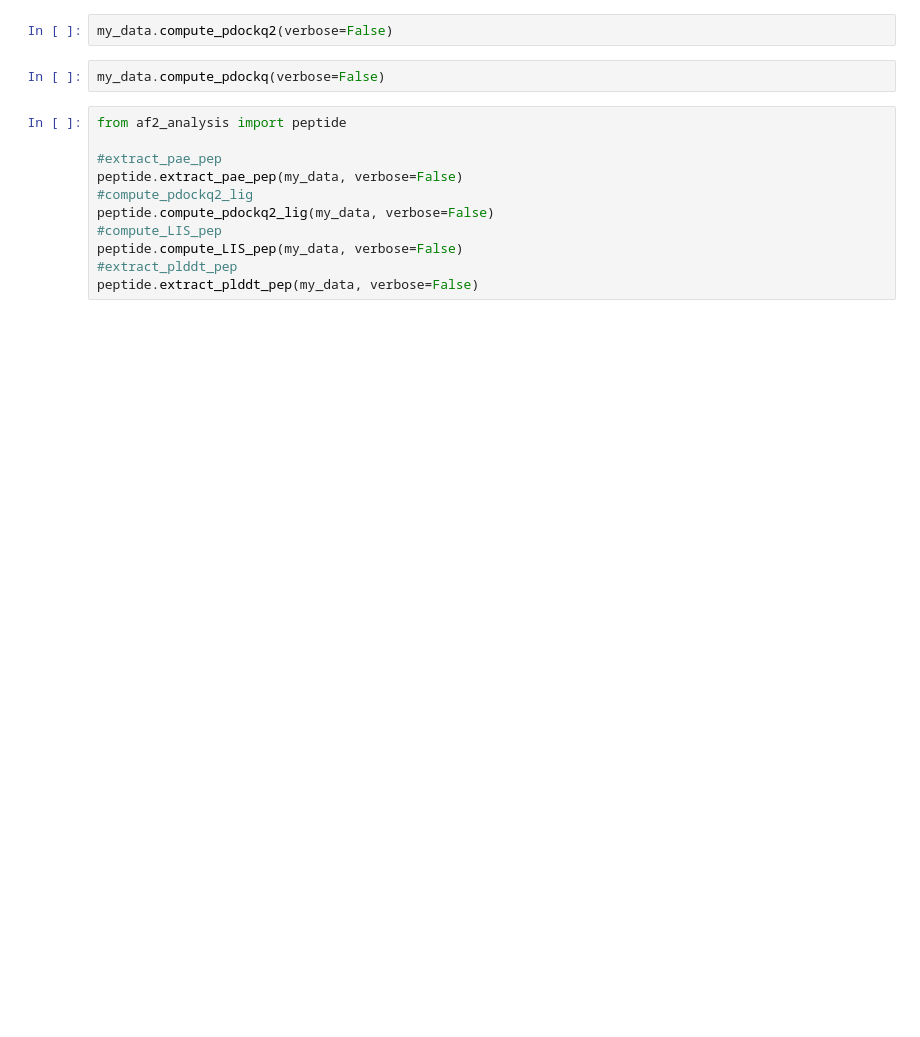
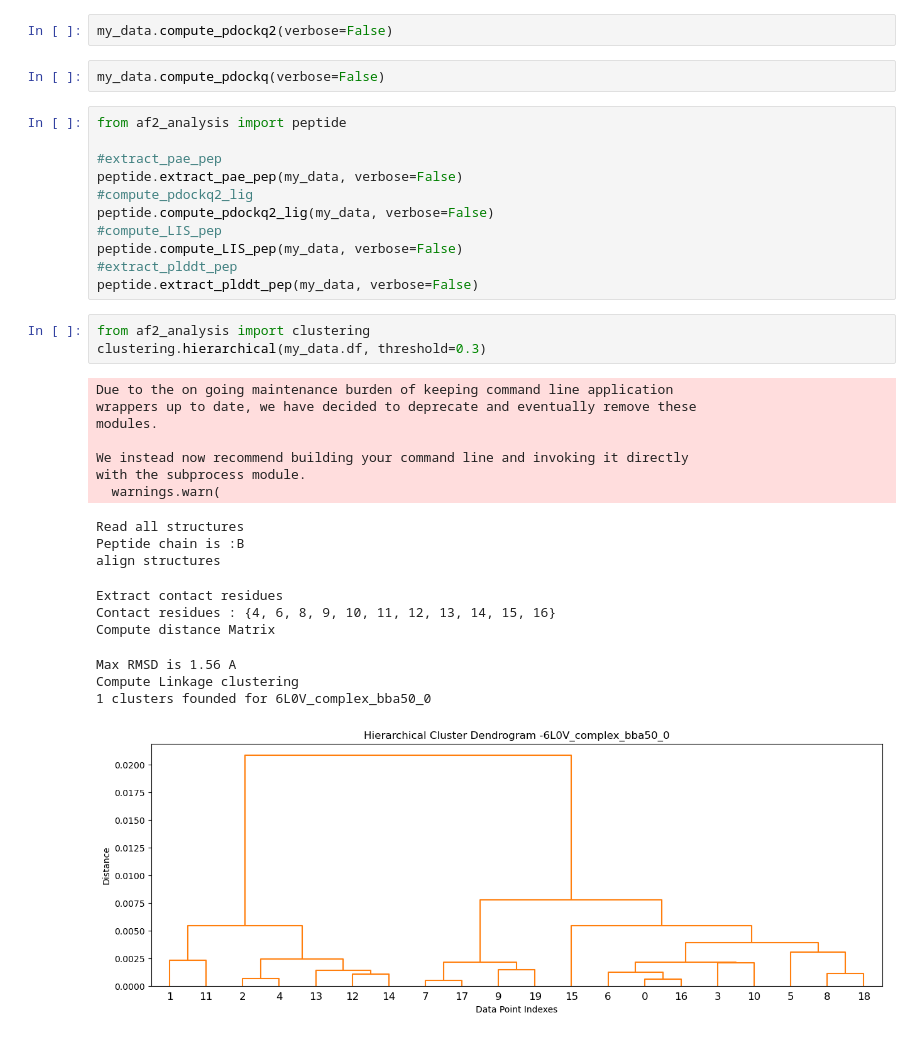
Before and after one commit to samuelmurail/af2_analysis, a Jupyter notebook: example.ipynb, the cells around one changed output. Cells and saved outputs as stored; diff of their text form; blank space fills up the shorter version.

```diff
--- a/example.ipynb
+++ b/example.ipynb
@@ -27,3 +28,24 @@ peptide.compute_pdockq2_lig(my_data, verbose=False)
 peptide.compute_LIS_pep(my_data, verbose=False)
 #extract_plddt_pep
 peptide.extract_plddt_pep(my_data, verbose=False)
+# %%
+from af2_analysis import clustering
+clustering.hierarchical(my_data.df, threshold=0.3)
+# %% [output]
+Due to the on going maintenance burden of keeping command line application
+wrappers up to date, we have decided to deprecate and eventually remove these
+modules.
+
+We instead now recommend building your command line and invoking it directly
+with the subprocess module.
+  warnings.warn(
+Read all structures
+Peptide chain is :B
+align structures
+Extract contact residues
+Contact residues : {4, 6, 8, 9, 10, 11, 12, 13, 14, 15, 16}
+Compute distance Matrix
+Max RMSD is 1.56 A
+Compute Linkage clustering
+1 clusters founded for 6L0V_complex_bba50_0
+[figure, added]
```
Also changed, not shown: parts of 4 cells of this notebook, 5 other files.
